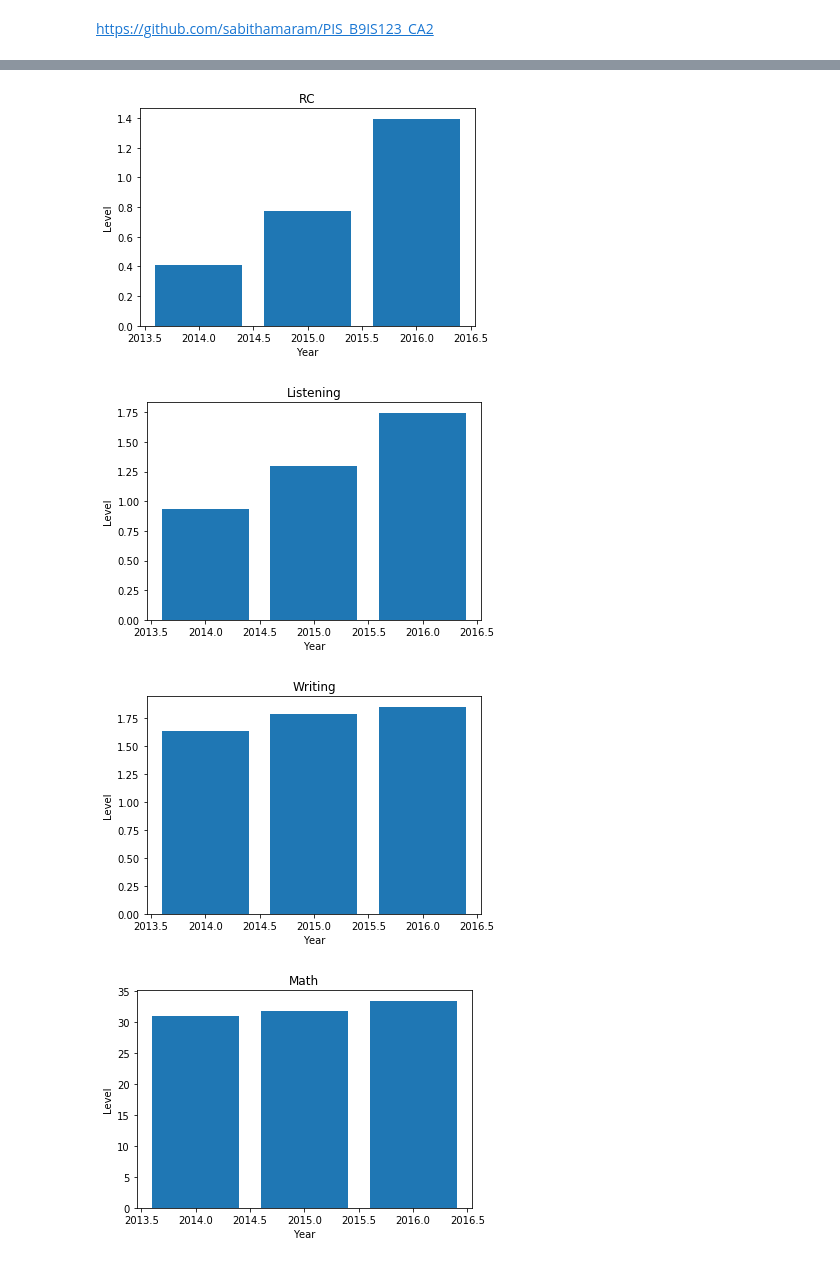
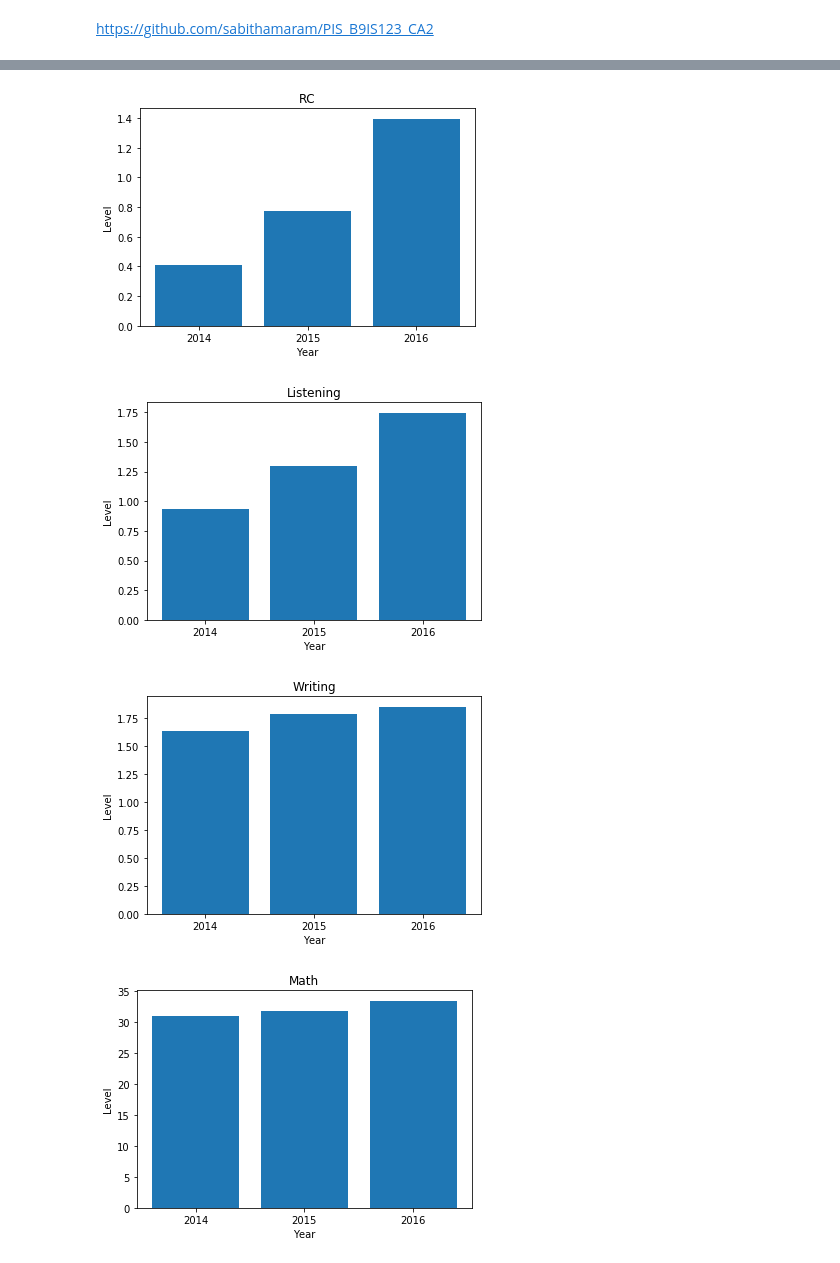
Before and after one commit to sabithamaram/PIS_B9IS123_CA2, a Jupyter notebook: Project File.ipynb, the cells around one changed output, grey strips where cells are left out. Drawn from its saved outputs; the diff is of its cells as text; code cells hidden in the pictures.

Commit message:
x plot

```diff
--- a/Project File.ipynb
+++ b/Project File.ipynb
@@ -207,10 +207,9 @@ class GraphPlot:
         plt.xlabel('Year')
         plt.ylabel('Level')
         plt.title(sub)
+        plt.xticks(np.arange(min(x), max(x)+1, 1.0))
 
-        show = plt.show()
-
-        return show
+        return plt.show()
 
 
 
@@ -262,34 +261,34 @@ elif choice == 4:
     if comp_choice == 1:
         student = input('\nEnter name of student\n')
         stu_growth = graph_plot.stu_plot(student.title())
         print(f'\nThe student growth details are as follows:\n{stu_growth}')
 
     elif comp_choice == 2:
         class_growth_rc = graph_plot.class_plot_rc()
         class_growth_lis = graph_plot.class_plot_lis()
         class_growth_writing = graph_plot.class_plot_writing()
         class_growth_math = graph_plot.class_plot_math()
 
     else:
         print('Invalid entry!')
 # %% [output]
 Choose a grade level: 1 or 2
 1
 
 Choose year: 2014, 2015 or 2016
 2014
 
 Pick a choice to process data in the way required:
 1) Claculate the class average
 2) Subject-wise marks
 3) Student-wise marks
 4) Plot graph of class growth
 4
 Pick the growth type:
 1) Student Growth
 2) Class Growth
 2
-[figure, old version]
+[figure, new version]
-[figure, old version]
+[figure, new version]
-[figure, old version]
+[figure, new version]
-[figure, old version]
+[figure, new version]
```
